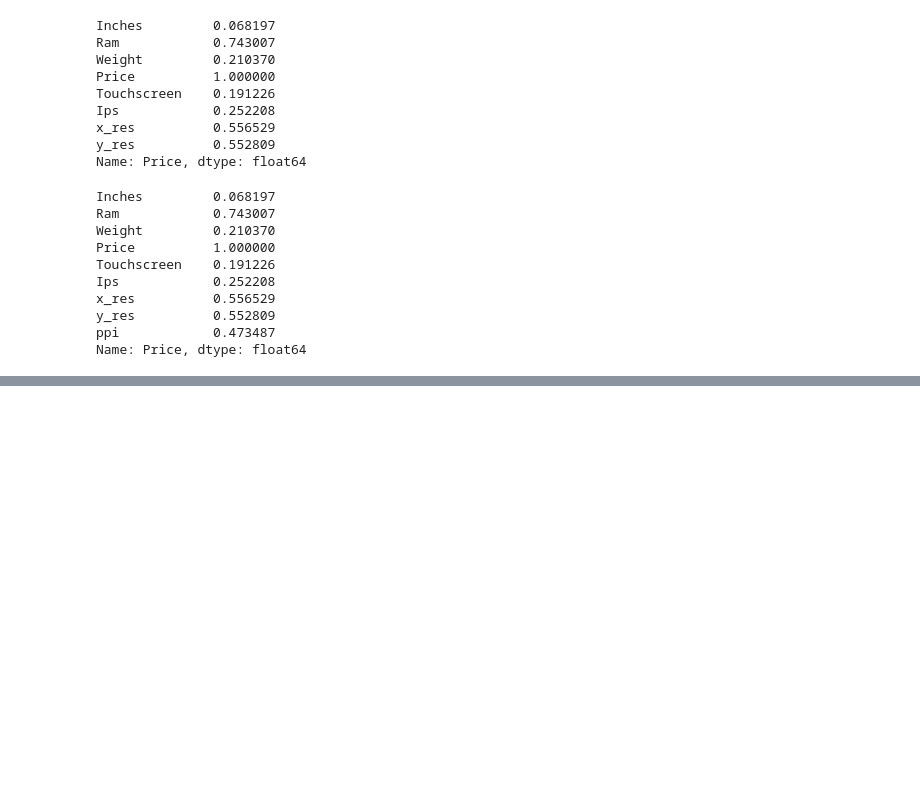
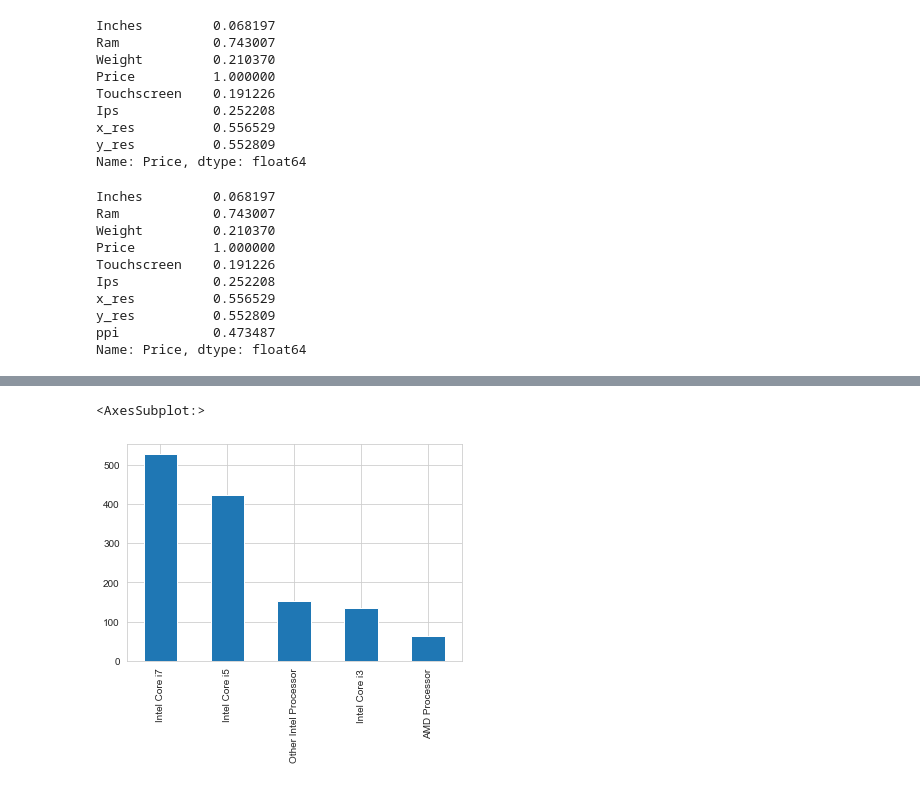
Before and after one commit to sudeep-hk/laptop-price-predictior, a Jupyter notebook: predict.ipynb, the cells around one changed output, grey strips where cells are left out. Saved outputs shown, nothing was run; the diff lists cells and outputs as text; code cells hidden in the pictures; blank space fills up the shorter version.

```diff
--- a/predict.ipynb
+++ b/predict.ipynb
@@ -215,3 +215,21 @@ df.head()
 | 2 | HP | Notebook | Intel Core i5 7200U 2.5GHz | 8 | 256GB SSD | Intel HD Graphics 620 | No OS | 1.86 | 30636.0000 | 0 | ... |
 | 3 | Apple | Ultrabook | Intel Core i7 2.7GHz | 16 | 512GB SSD | AMD Radeon Pro 455 | macOS | 1.83 | 135195.3360 | 0 | ... |
 | 4 | Apple | Ultrabook | Intel Core i5 3.1GHz | 8 | 256GB SSD | Intel Iris Plus Graphics 650 | macOS | 1.37 | 96095.8080 | 0 | ... |
+# %%
+def fetch_processor (text):
+    if text=='Intel Core i7' or text == 'Intel Core i5' or text == 'Intel Core i3' :
+        return text
+    else:
+        if text.split()[0]=='Intel':
+            return 'Other Intel Processor'
+        else:
+            return 'AMD Processor'
+# %%
+df['Cpu Name']=df['Cpu'].apply(lambda x: " ".join(x.split()[0:3]))
+# %%
+df['Cpu brand']=df['Cpu Name'].apply(fetch_processor)
+# %%
+df['Cpu brand'].value_counts().plot(kind='bar')
+# %% [output]
+<AxesSubplot:>
+[figure, added]
```
Also changed, not shown: parts of 40 cells of this notebook, 3 other files.
